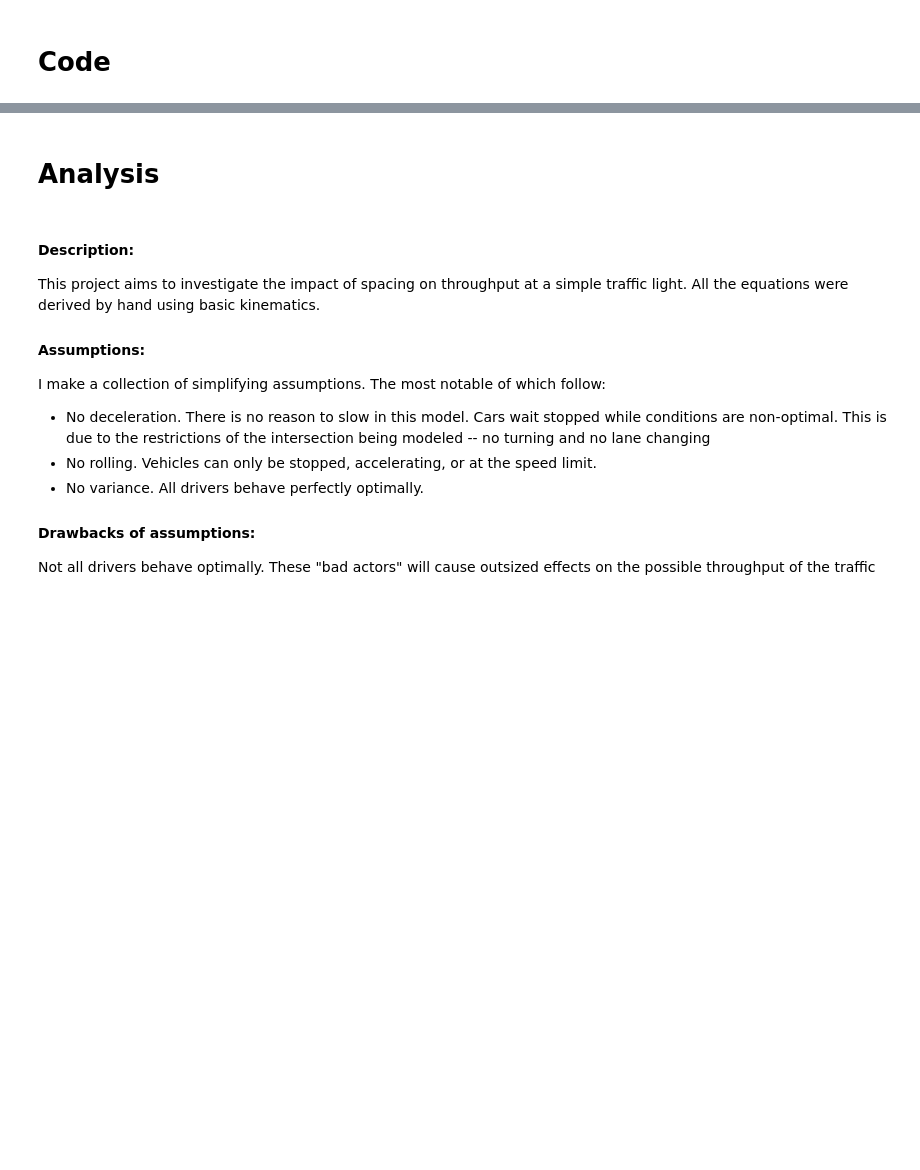
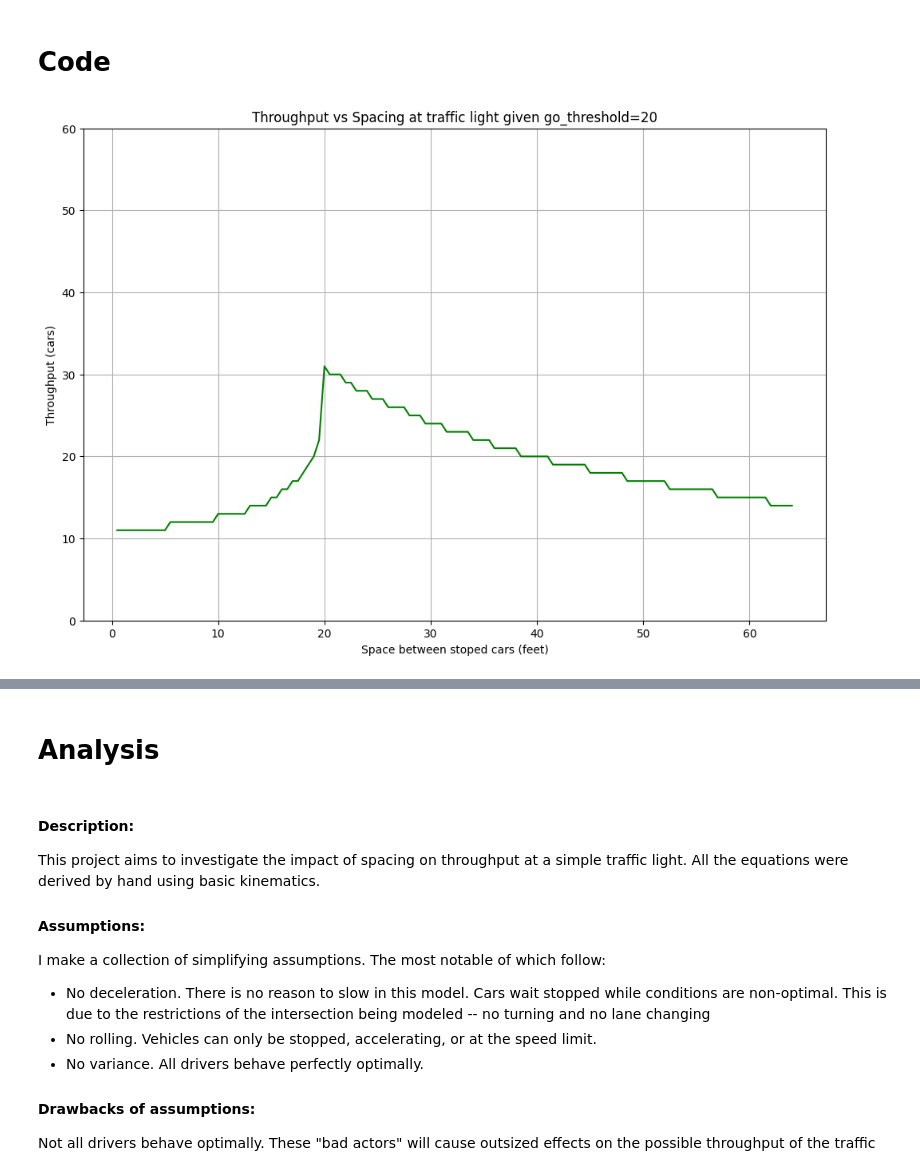
Before and after one commit to cormac-taylor/traffic_light_intersection_simulation, a Jupyter notebook: analysis.ipynb, the cells around one changed output, grey strips where cells are left out. Cells and saved outputs as stored; diff of their text form; code cells hidden in the pictures; blank space fills up the shorter version.

```diff
--- a/analysis.ipynb
+++ b/analysis.ipynb
@@ -46,3 +46,23 @@ partial_throughput_basic = lambda go_thresh, spacing: simulation.throughput_basi
 
 reaction_time = 1.5             # s
 partial_throughput_reaction = lambda go_thresh, spacing: simulation.throughput_reaction(util.mph_to_mps(speed_limit), green_time, speed_limit * yellow_time_multiple, util.ft_to_m(car_length), util.ft_to_m(spacing), util.ft_to_m(go_thresh), acceleration, reaction_time)
+# %%
+go_thresholds = range(4, 49, 8)
+stopped_spacings = [x / 2 for x in range(1, 129)]
+
+spacing_throughput_basic = lambda space : partial_throughput_basic (20, space)
+throughput = list(map(spacing_throughput_basic, stopped_spacings))
+
+plt.figure(figsize=(12, 8))
+
+plt.plot(stopped_spacings, throughput, color="green", label=f'go_threshold={20}ft')
+
+plt.ylim(0, 60)
+
+plt.xlabel("Space between stoped cars (feet)")
+plt.ylabel("Throughput (cars)")
+plt.title(f'Throughput vs Spacing at traffic light given go_threshold=20')
+plt.grid(True)
+plt.show()
+# %% [output]
+[figure, added]
```
Also changed, not shown: parts of 6 cells of this notebook.
